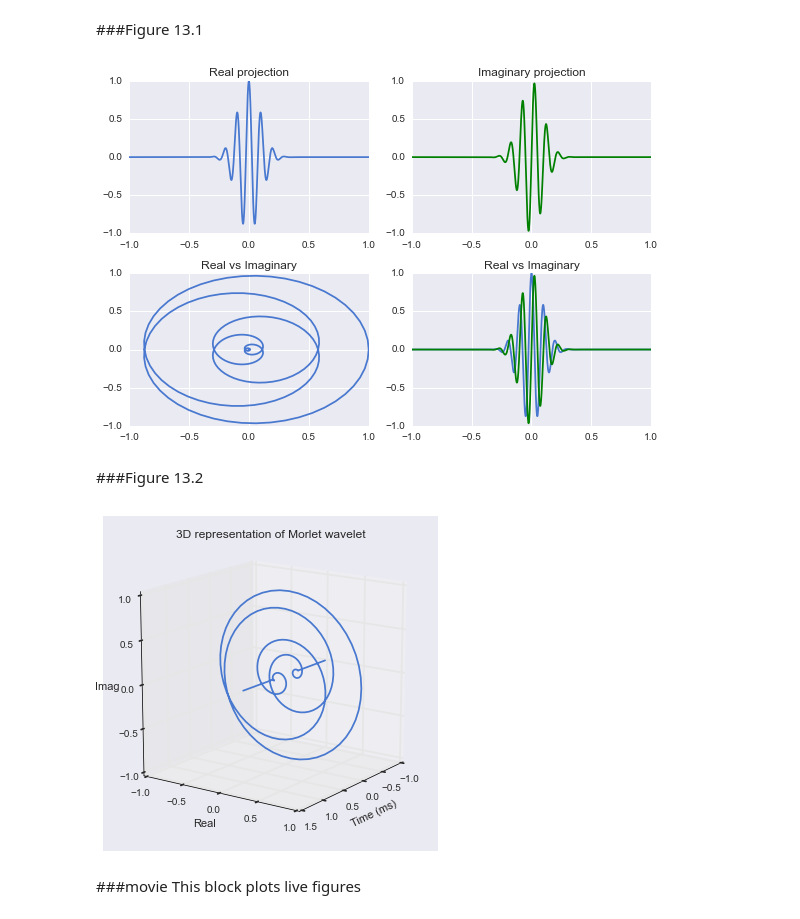
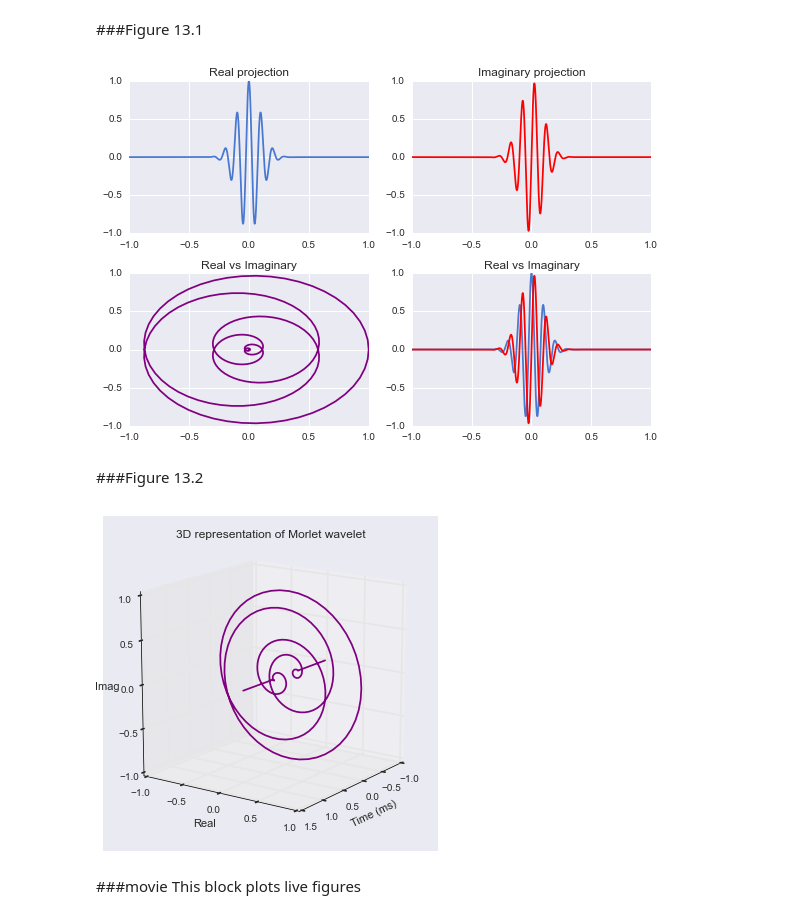
Before and after one commit to lyndond/Analyzing_Neural_Time_Series, a Jupyter notebook: chapter13.ipynb, the cells around one changed output. Drawn from its saved outputs; the diff is of its cells as text; code cells hidden in the pictures.

```diff
--- a/chapter13.ipynb
+++ b/chapter13.ipynb
@@ -22,37 +23,37 @@ sns.set_style('darkgrid')
 srate = 500. #sampling rate in Hz
 f = 10. #frequency of wavelet in Hz
 time = np.arange(-1,1+1/srate,1/srate)
 
 s = 6/(2*pi*f) # standard deviation for wavelet
 
 wavelet = exp(2*pi*1j*f*time) * exp(-time**2/(2*s**2)) #multiple complex sinewave by gaussian to make morlet wavelet
 
 
 plt.subplot(221)
 plt.plot(time,np.real(wavelet))
 plt.xlim([-1,1])
 plt.title("Real projection")
 
 
 plt.subplot(222)
-plt.plot(time,np.imag(wavelet),'g')
+plt.plot(time,np.imag(wavelet),'r')
 plt.xlim([-1,1])
 plt.title("Imaginary projection")
 
 
 plt.subplot(223)
-plt.plot(np.real(wavelet),np.imag(wavelet))
+plt.plot(np.real(wavelet),np.imag(wavelet),'purple')
 plt.title("Real vs Imaginary")
 
 plt.subplot(224)
 plt.plot(time,np.real(wavelet))
-plt.plot(time,np.imag(wavelet),'g')
+plt.plot(time,np.imag(wavelet),'r')
 plt.xlim([-1,1])
 plt.title("Real vs Imaginary")
 
 plt.tight_layout()
 # %% [output]
-[figure, old version]
+[figure, new version]
 # %% [markdown]
 ###Figure 13.2
 # %%
@@ -60,14 +61,14 @@ from mpl_toolkits.mplot3d import Axes3D
 fig=plt.figure(figsize=(6,6))
 
 ax = fig.add_subplot(111, projection='3d')
-ax.plot(time,np.real(wavelet),zs=np.imag(wavelet))
+ax.plot(time,np.real(wavelet),zs=np.imag(wavelet),color='purple')
 ax.view_init(15,35)
 ax.set_xlabel('Time (ms)')
 ax.set_ylabel('Real')
 ax.set_zlabel('Imag')
 _=plt.title("3D representation of Morlet wavelet")
 # %% [output]
-[figure, old version]
+[figure, new version]
 # %% [markdown]
 ###movie
 This block plots live figures
```
Also changed, not shown: parts of 17 cells of this notebook.
